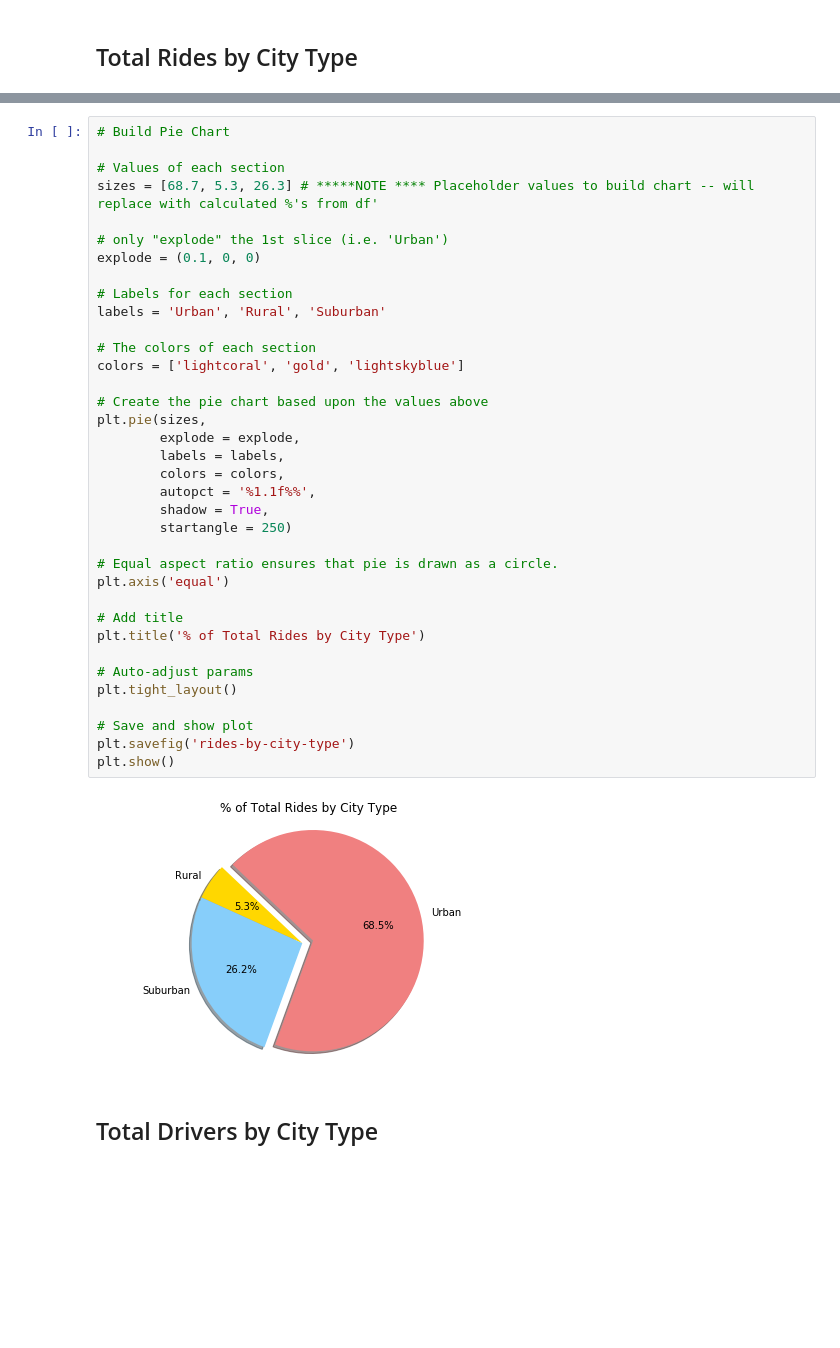
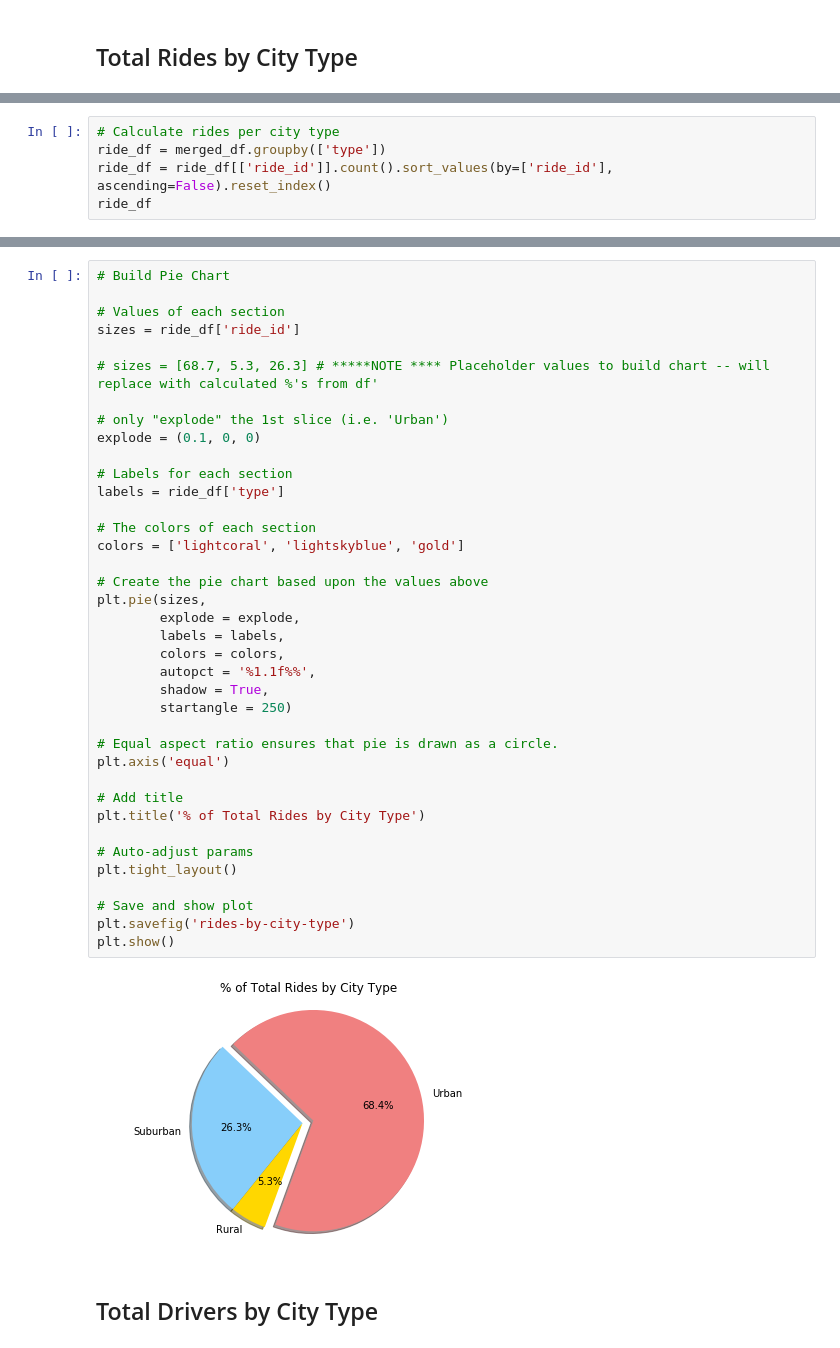
Before and after one commit to bbobba/matplotlib-challenge, a Jupyter notebook: pyber-ride-sharing-analysis.ipynb, the cells around one changed output, grey strips where cells are left out. Saved outputs shown, nothing was run; the diff lists cells and outputs as text; blank space fills up the shorter version.

Commit message:
final solution and plots

```diff
--- a/pyber-ride-sharing-analysis.ipynb
+++ b/pyber-ride-sharing-analysis.ipynb
@@ -192,0 +182,5 @@ plt.show()
+# %%
+# Calculate rides per city type
+ride_df = merged_df.groupby(['type'])
+ride_df = ride_df[['ride_id']].count().sort_values(by=['ride_id'], ascending=False).reset_index()
+ride_df
@@ -194,39 +193,41 @@ plt.show()
 # Build Pie Chart
 
 # Values of each section
-sizes = [68.7, 5.3, 26.3] # *****NOTE **** Placeholder values to build chart -- will replace with calculated %'s from df'
+sizes = ride_df['ride_id']
+
+# sizes = [68.7, 5.3, 26.3] # *****NOTE **** Placeholder values to build chart -- will replace with calculated %'s from df'
 
 # only "explode" the 1st slice (i.e. 'Urban')
 explode = (0.1, 0, 0)
 
 # Labels for each section
-labels = 'Urban', 'Rural', 'Suburban'
+labels = ride_df['type']
 
 # The colors of each section
-colors = ['lightcoral', 'gold', 'lightskyblue']
+colors = ['lightcoral', 'lightskyblue', 'gold']
 
 # Create the pie chart based upon the values above
 plt.pie(sizes,
         explode = explode,
         labels = labels,
         colors = colors,
         autopct = '%1.1f%%',
         shadow = True,
         startangle = 250)
 
 # Equal aspect ratio ensures that pie is drawn as a circle.
 plt.axis('equal')
 
 # Add title
 plt.title('% of Total Rides by City Type')
 
 # Auto-adjust params
 plt.tight_layout()
 
 # Save and show plot
 plt.savefig('rides-by-city-type')
 plt.show()
 # %% [output]
-[figure, old version]
+[figure, new version]
 # %% [markdown]
 ## Total Drivers by City Type
```
Also changed, not shown: parts of 10 cells of this notebook, 2 other files.
